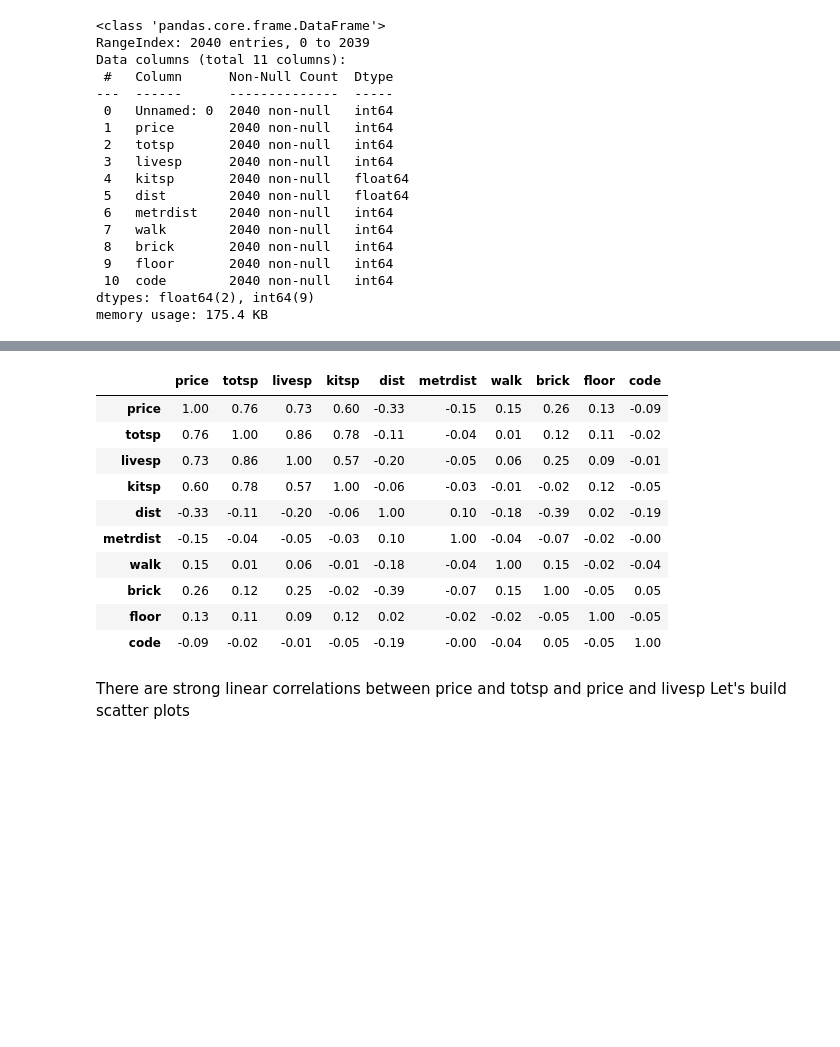
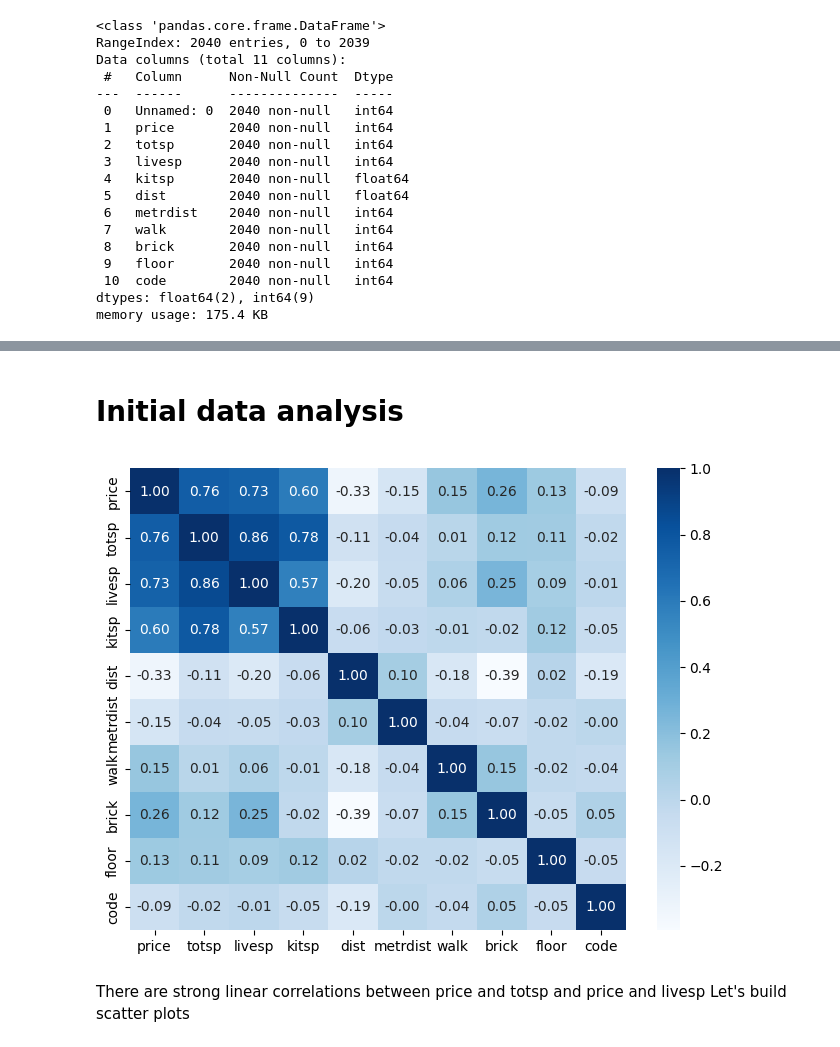
Before and after one commit to MathewShuvarikov/Python_and_R, a Jupyter notebook: Regression/Moscow_housing_regression.ipynb, the cells around one changed output, grey strips where cells are left out. Saved outputs shown, nothing was run; the diff lists cells and outputs as text; code cells hidden in the pictures; blank space fills up the shorter version.

```diff
--- a/Regression/Moscow_housing_regression.ipynb
+++ b/Regression/Moscow_housing_regression.ipynb
@@ -41,21 +60,16 @@ Variables description: price - flat price in $ 1000, totsp - total flat area in
 # %%
 # drop unnecessary column
 df = df.drop(columns='Unnamed: 0')
+# %% [markdown]
+# Initial data analysis
 # %%
 # let's look at linear correlations between variables
-round(df.corr(),2)
+cor1 = df.corr(method='pearson')
+fig = plt.figure(figsize=(8, 6))
+sns.heatmap(cor1, annot=True, cmap='Blues', fmt=".2f")
+plt.show()
 # %% [output]
-|  | price | totsp | livesp | kitsp | dist | metrdist | walk | brick | floor | code |
-| price | 1.00 | 0.76 | 0.73 | 0.60 | -0.33 | -0.15 | 0.15 | 0.26 | 0.13 | -0.09 |
-| totsp | 0.76 | 1.00 | 0.86 | 0.78 | -0.11 | -0.04 | 0.01 | 0.12 | 0.11 | -0.02 |
-| livesp | 0.73 | 0.86 | 1.00 | 0.57 | -0.20 | -0.05 | 0.06 | 0.25 | 0.09 | -0.01 |
-| kitsp | 0.60 | 0.78 | 0.57 | 1.00 | -0.06 | -0.03 | -0.01 | -0.02 | 0.12 | -0.05 |
-| dist | -0.33 | -0.11 | -0.20 | -0.06 | 1.00 | 0.10 | -0.18 | -0.39 | 0.02 | -0.19 |
-| metrdist | -0.15 | -0.04 | -0.05 | -0.03 | 0.10 | 1.00 | -0.04 | -0.07 | -0.02 | -0.00 |
-| walk | 0.15 | 0.01 | 0.06 | -0.01 | -0.18 | -0.04 | 1.00 | 0.15 | -0.02 | -0.04 |
-| brick | 0.26 | 0.12 | 0.25 | -0.02 | -0.39 | -0.07 | 0.15 | 1.00 | -0.05 | 0.05 |
-| floor | 0.13 | 0.11 | 0.09 | 0.12 | 0.02 | -0.02 | -0.02 | -0.05 | 1.00 | -0.05 |
-| code | -0.09 | -0.02 | -0.01 | -0.05 | -0.19 | -0.00 | -0.04 | 0.05 | -0.05 | 1.00 |
+[figure, added]
 # %% [markdown]
 There are strong linear correlations between price and totsp and price and livesp
 Let's build scatter plots
```
Also changed, not shown: parts of 46 cells of this notebook, 1 other file.
